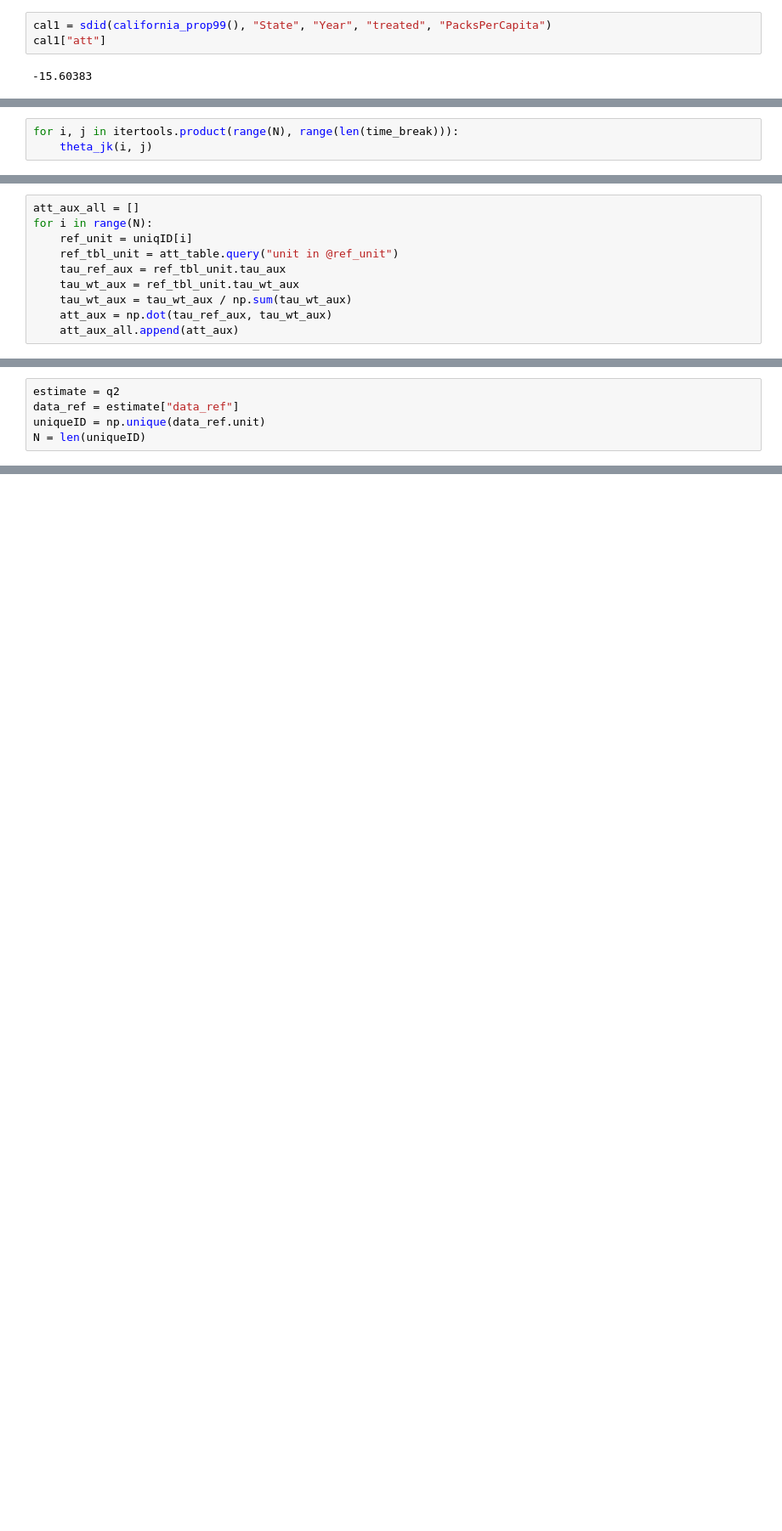
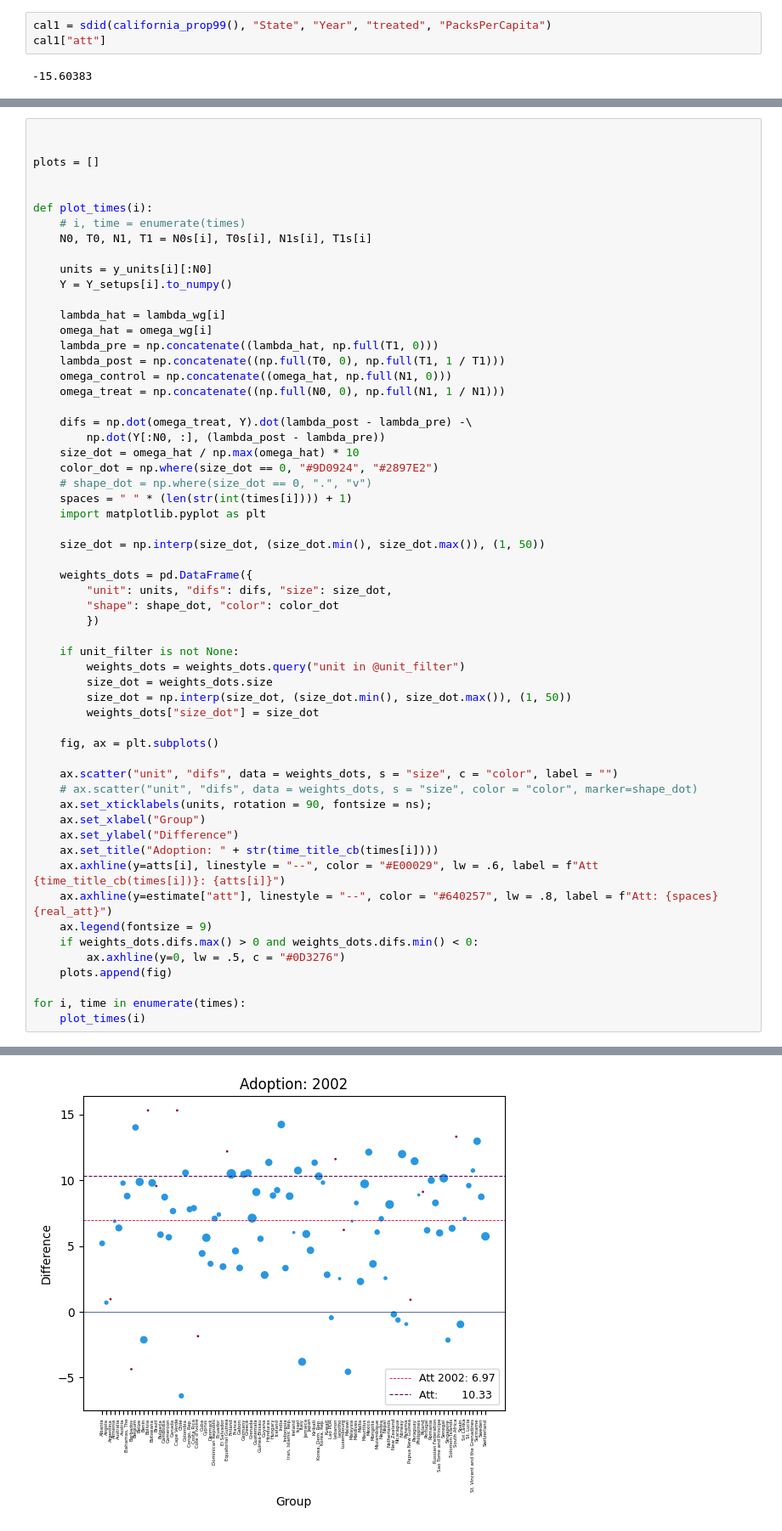
Before and after one commit to d2cml-ai/synthdid.py, a Jupyter notebook: src/sdid.ipynb, the cells around one changed output, grey strips where cells are left out. Shown at 85% size. Saved outputs shown, nothing was run; the diff lists cells and outputs as text; blank space fills up the shorter version.

```diff
--- a/src/sdid.ipynb
+++ b/src/sdid.ipynb
@@ -84,3 +34,0 @@ def theta_jk(ind, _id):
-# %%
-for i, j in itertools.product(range(N), range(len(time_break))):
-    theta_jk(i, j)
@@ -120,11 +35 @@ att_aux = result.groupby("unit").sum().att_aux.to_numpy()
-# %%
-att_aux_all = []
-for i in range(N):
-	ref_unit = uniqID[i]
-	ref_tbl_unit = att_table.query("unit in @ref_unit")
-	tau_ref_aux = ref_tbl_unit.tau_aux
-	tau_wt_aux = ref_tbl_unit.tau_wt_aux
-	tau_wt_aux = tau_wt_aux / np.sum(tau_wt_aux)
-	att_aux = np.dot(tau_ref_aux, tau_wt_aux)
-	att_aux_all.append(att_aux)
 # %% [markdown]
@@ -164,5 +36,0 @@ bootstrap_se(q2)
-# %%
-estimate = q2
-data_ref = estimate["data_ref"]
-uniqueID = np.unique(data_ref.unit)
-N = len(uniqueID)
@@ -239,0 +372,59 @@ placebo_se(q2)
+# %%
+
+
+plots = []
+
+
+def plot_times(i):
+    # i, time = enumerate(times)
+    N0, T0, N1, T1 = N0s[i], T0s[i], N1s[i], T1s[i]
+
+    units = y_units[i][:N0]
+    Y = Y_setups[i].to_numpy()
+
+    lambda_hat = lambda_wg[i]
+    omega_hat = omega_wg[i]
+    lambda_pre = np.concatenate((lambda_hat, np.full(T1, 0)))
+    lambda_post = np.concatenate((np.full(T0, 0), np.full(T1, 1 / T1)))
+    omega_control = np.concatenate((omega_hat, np.full(N1, 0)))
+    omega_treat = np.concatenate((np.full(N0, 0), np.full(N1, 1 / N1)))
+
+    difs = np.dot(omega_treat, Y).dot(lambda_post - lambda_pre) -\
+        np.dot(Y[:N0, :], (lambda_post - lambda_pre))
+    size_dot = omega_hat / np.max(omega_hat) * 10
+    color_dot = np.where(size_dot == 0, "#9D0924", "#2897E2")
+    # shape_dot = np.where(size_dot == 0, ".", "v")
+    spaces = " " * (len(str(int(times[i]))) + 1)
+    import matplotlib.pyplot as plt
+
+    size_dot = np.interp(size_dot, (size_dot.min(), size_dot.max()), (1, 50))
+
+    weights_dots = pd.DataFrame({
+        "unit": units, "difs": difs, "size": size_dot,
+        "shape": shape_dot, "color": color_dot
+        })
+
+    if unit_filter is not None:
+        weights_dots = weights_dots.query("unit in @unit_filter")
+        size_dot = weights_dots.size
+        size_dot = np.interp(size_dot, (size_dot.min(), size_dot.max()), (1, 50))
+        weights_dots["size_dot"] = size_dot
+
+    fig, ax = plt.subplots()
+
+    ax.scatter("unit", "difs", data = weights_dots, s = "size", c = "color", label = "")
+    # ax.scatter("unit", "difs", data = weights_dots, s = "size", color = "color", marker=shape_dot)
+    ax.set_xticklabels(units, rotation = 90, fontsize = ns);
+    ax.set_xlabel("Group")
+    ax.set_ylabel("Difference")
+    ax.set_title("Adoption: " + str(time_title_cb(times[i])))
+    ax.axhline(y=atts[i], linestyle = "--", color = "#E00029", lw = .6, label = f"Att {time_title_cb(times[i])}: {atts[i]}")
+    ax.axhline(y=estimate["att"], linestyle = "--", color = "#640257", lw = .8, label = f"Att: {spaces} {real_att}")
+    ax.legend(fontsize = 9)
+    if weights_dots.difs.max() > 0 and weights_dots.difs.min() < 0:
+        ax.axhline(y=0, lw = .5, c = "#0D3276")
+    plots.append(fig)
+
+for i, time in enumerate(times):
+    plot_times(i)
+# %% [output]
@@ -239,0 +441 @@ placebo_se(q2)
+[figure, added]
```
Also changed, not shown: parts of 32 cells of this notebook, 3 other files.
